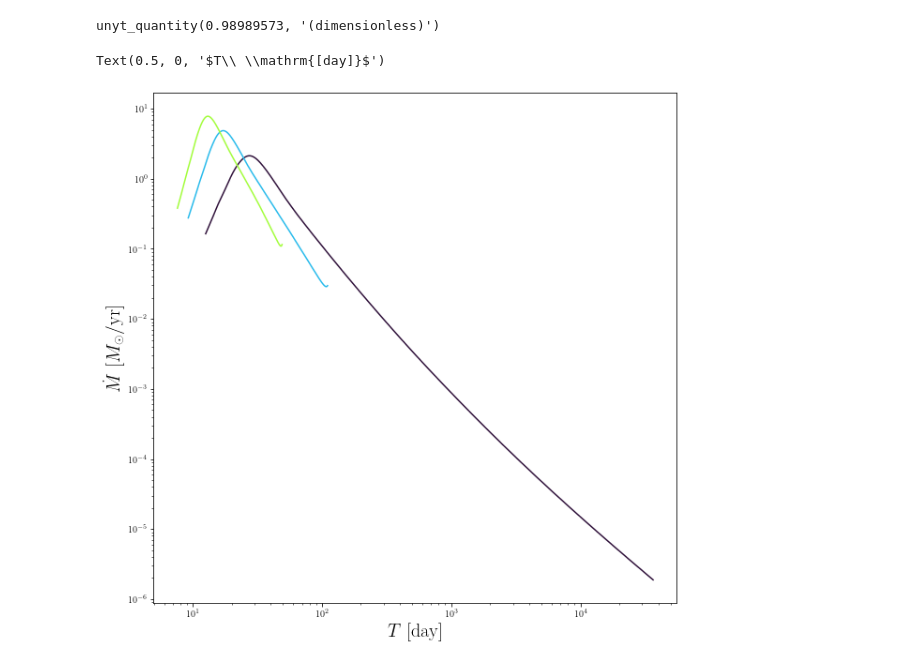
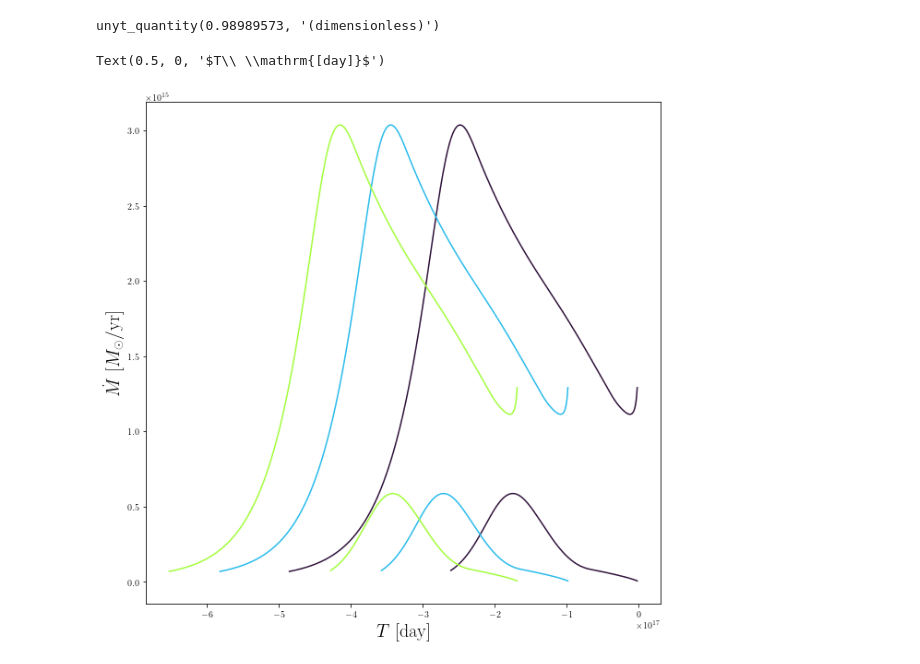
Before and after one commit to slowdivePTG/ASASSN-14ko, a Jupyter notebook: YT_Visualization/Phase Space.ipynb, the cells around one changed output. Saved outputs shown, nothing was run; the diff lists cells and outputs as text; code cells hidden in the pictures.

```diff
--- a/YT_Visualization/Phase Space.ipynb
+++ b/YT_Visualization/Phase Space.ipynb
@@ -103,0 +137,19 @@ Text(0, 0.5, '$T_\\mathrm{peak}\\ \\mathrm{[day]}$')
+# %%
+Ecc_range = 1 - np.logspace(-1, -4, 20)
+color = ['r', 'g', 'b']
+for k, f in enumerate(files):
+    tf, tfa = [], []
+    P = []
+    for Ecc in Ecc_range:
+        tde = TDE(Ecc=Ecc, file=f, beta=float(f[:3]), q=1e6)
+        dmdt_Ecc = tde.dmdt
+        P = np.append(P, tde.Period)
+        tf = np.append(tf, tde.Tpeak)
+        tfa = np.append(tfa, tde.Tfallback_analyt)
+    plt.plot(P, tf, label=f[:3], color=color[k])
+    plt.plot(P, tfa, color=color[k], linestyle='--')
+plt.legend()
+#plt.yscale('log')
+plt.xscale('log')
+plt.xlabel('$\mathrm{Period\ [day]}$')
+plt.ylabel('$T_\mathrm{peak}\ \mathrm{[day]}$')
@@ -250,19 +377,24 @@ unyt_quantity(0.98989573, '(dimensionless)')
 # %%
 plt.figure(figsize=(10, 10))
 Ecc = [1, Ecc114, e_cri_1]
 q_range = np.logspace(5, 8, 7)
 cmap = cm.get_cmap('turbo', 5)
 
 q_range = [1e6]
 
 for level, ecc in enumerate(Ecc):
-    tde_temp = [TDE(q=q, Ecc=ecc, beta=1, file='1.000.dat') for q in q_range]
-    for tde in tde_temp:
-        plt.loglog(tde.T, tde.dmdt, color=cmap(level))
+    for tde in [
+            TDE(q=q, Ecc=ecc, beta=1.0, file='2.000.dat') for q in q_range
+    ]:
+        plt.plot(tde.E, tde.dmde, color=cmap(level))
+    for tde in [
+            TDE(q=q, Ecc=ecc, beta=1.0, file='1.000.dat') for q in q_range
+    ]:
+        plt.plot(tde.E, tde.dmde, color=cmap(level))
 plt.ylabel('$\dot M\ [M_\odot/\mathrm{yr}]$', fontsize=20)
 plt.xlabel('$T\ \mathrm{[day]}$', fontsize=20)
 #plt.xlim(1e1, 1e4)
 #plt.ylim(1e-6, 1e0)
 # %% [output]
 Text(0.5, 0, '$T\\ \\mathrm{[day]}$')
-[figure, old version]
+[figure, new version]
```
Also changed, not shown: parts of 6 cells of this notebook, 1 other file.
